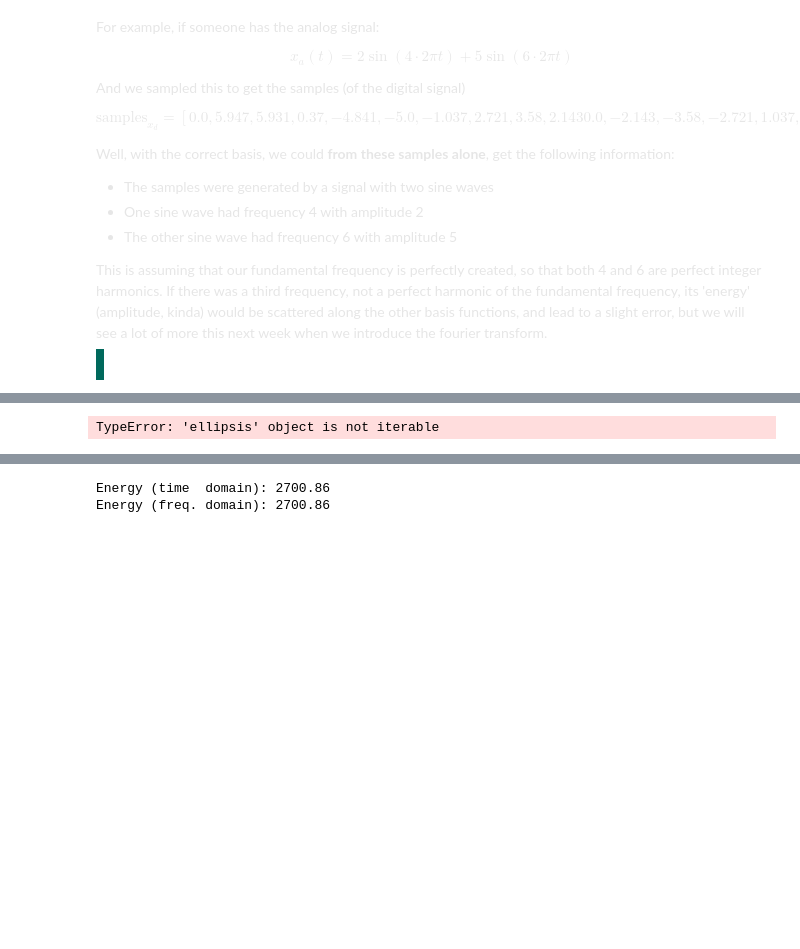
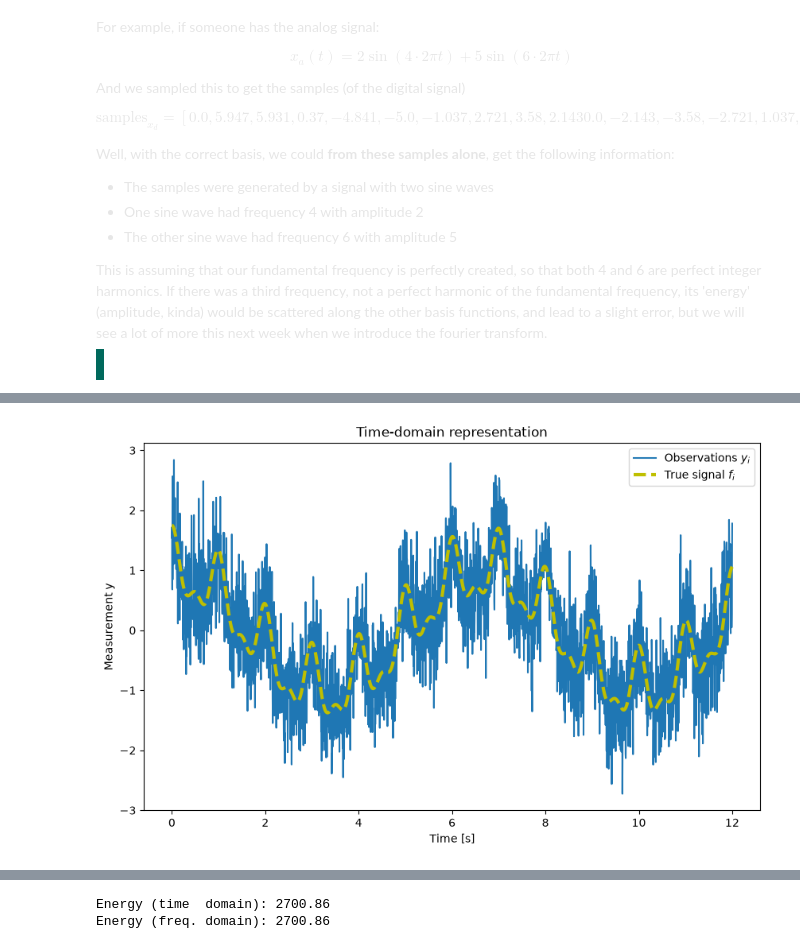
Before and after one commit to VibekeNielsenn/Signals-and-Data-Autumn-2026-student, a Jupyter notebook: week_4/ex_week_4.ipynb, the cells around one changed output, grey strips where cells are left out. Cells and saved outputs as stored; diff of their text form; code cells hidden in the pictures; blank space fills up the shorter version.

```diff
--- a/week_4/ex_week_4.ipynb
+++ b/week_4/ex_week_4.ipynb
@@ -527,41 +527,41 @@ np.random.seed(2)
 
 # length
 N = 3001
 
 # our sampling rate of the signal - should be 'high enough'
 fs = 250
 
 # time vector
 ns = np.arange(N)
 ts = ns/fs
 
-# Create the signal parts
-A0 = ...
-f0 = ...
-
 # Initialize an empty vector to hold the signal values
 f = np.zeros(N)
 
+# Create the signal parts
 # Add all signals together
+A0 = [1, 0.5, 0.25]
+f0 = [0.15, 1, 2]
+f = np.zeros(N)
 for ai, fi in zip(A0, f0):
-    f += ...
+    f += ai*np.cos(2*np.pi*fi/fs*ns)
 
 # Create normal distributed noise with 0 mean and 0.5 variance, there should be N values
-noise = ...
+noise = np.random.normal(0, 0.5, size=N)
 
 # Create noised signal from the actual signal and the noise
-y = ...
+y = f + noise
 
 
 fig = plt.figure(figsize=(10, 6))
 plt.plot(ts, y, label='Observations $y_i$')
 plt.plot(ts, f, 'y--', linewidth=3, label='True signal $f_i$')
 plt.xlabel('Time [s]')
 plt.ylabel('Measurement y')
 plt.title('Time-domain representation')
 plt.legend();
 # %% [output]
-TypeError: 'ellipsis' object is not iterable
+[figure, added]
 # %%
 # make sure we have an odd number N
 def create_basis(N):
```
Also changed, not shown: parts of 4 cells of this notebook.
